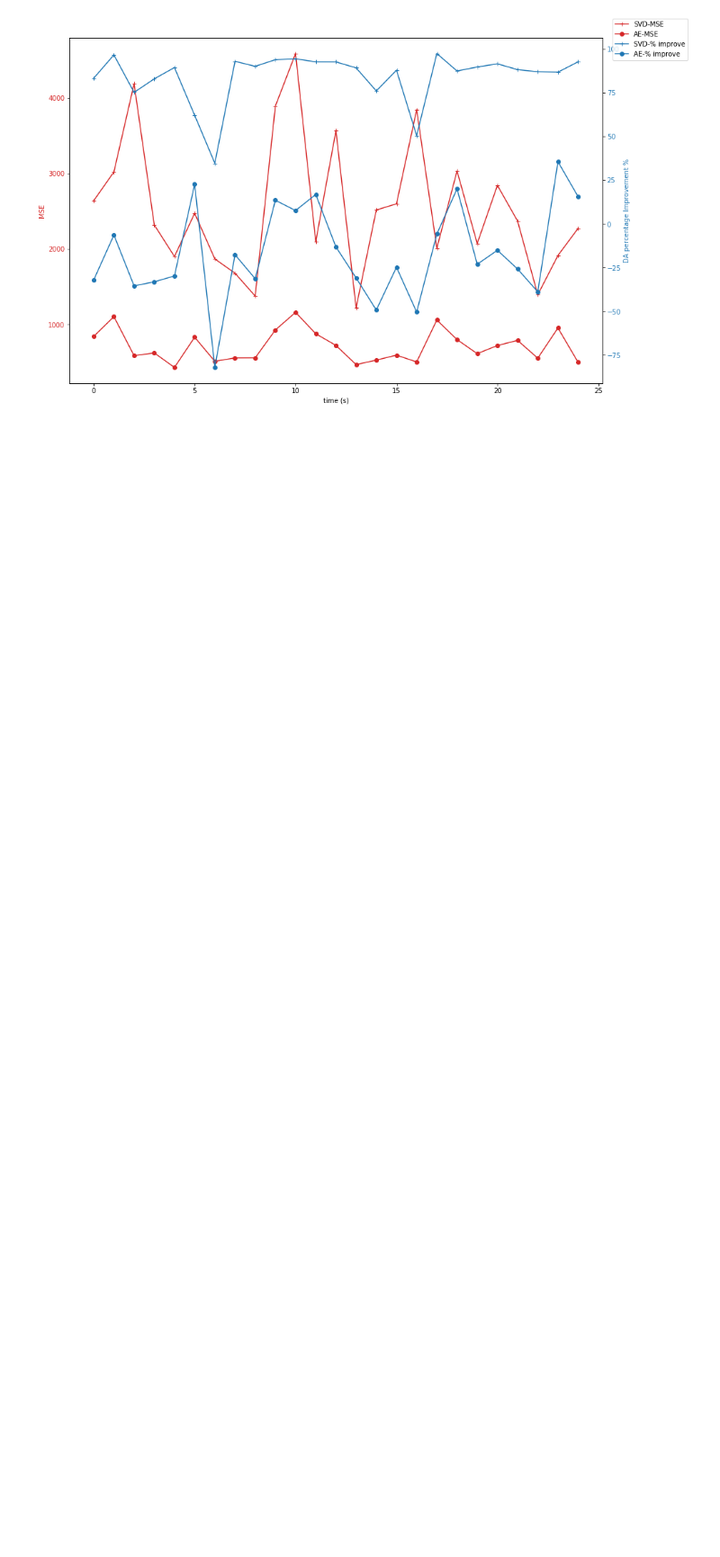
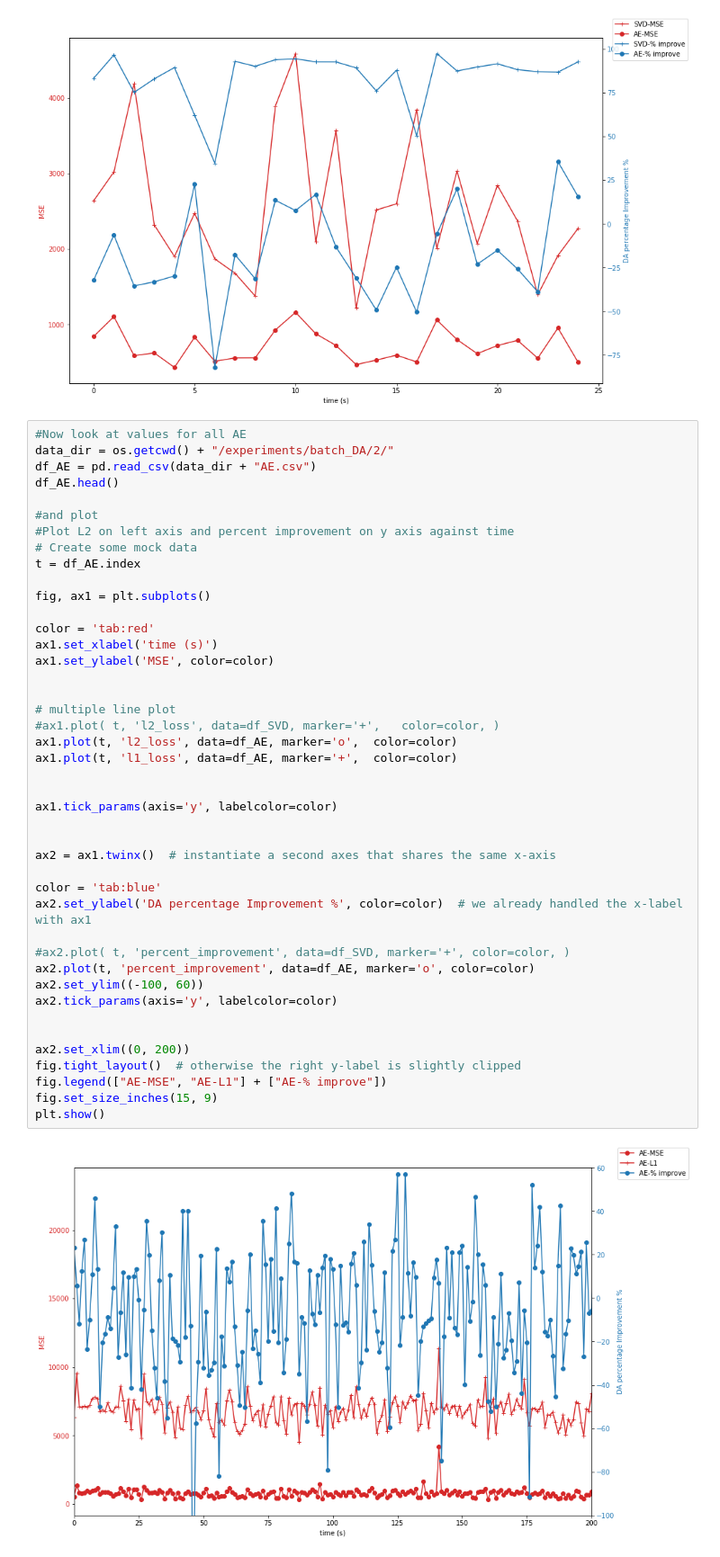
Before and after one commit to julianmack/Data_Assimilation, a Jupyter notebook: notebooks/plot_w_time.ipynb, the cells around one changed output. Shown: that part at 90% size. Drawn from its saved outputs; the diff is of its cells as text; blank space fills up the shorter version.

```diff
--- a/notebooks/plot_w_time.ipynb
+++ b/notebooks/plot_w_time.ipynb
@@ -60,3 +60,48 @@ fig.set_size_inches(15, 9)
 plt.show()
 # %% [output]
 [figure]
+# %%
+#Now look at values for all AE
+data_dir = os.getcwd() + "/experiments/batch_DA/2/"
+df_AE = pd.read_csv(data_dir + "AE.csv")
+df_AE.head()
+
+#and plot
+#Plot L2 on left axis and percent improvement on y axis against time
+# Create some mock data
+t = df_AE.index
+
+fig, ax1 = plt.subplots()
+
+color = 'tab:red'
+ax1.set_xlabel('time (s)')
+ax1.set_ylabel('MSE', color=color)
+
+
+# multiple line plot
+#ax1.plot( t, 'l2_loss', data=df_SVD, marker='+',   color=color, )
+ax1.plot(t, 'l2_loss', data=df_AE, marker='o',  color=color)
+ax1.plot(t, 'l1_loss', data=df_AE, marker='+',  color=color)
+
+
+ax1.tick_params(axis='y', labelcolor=color)
+
+
+ax2 = ax1.twinx()  # instantiate a second axes that shares the same x-axis
+
+color = 'tab:blue'
+ax2.set_ylabel('DA percentage Improvement %', color=color)  # we already handled the x-label with ax1
+
+#ax2.plot( t, 'percent_improvement', data=df_SVD, marker='+', color=color, )
+ax2.plot(t, 'percent_improvement', data=df_AE, marker='o', color=color)
+ax2.set_ylim((-100, 60))
+ax2.tick_params(axis='y', labelcolor=color)
+
+
+ax2.set_xlim((0, 200))
+fig.tight_layout()  # otherwise the right y-label is slightly clipped
+fig.legend(["AE-MSE", "AE-L1"] + ["AE-% improve"])
+fig.set_size_inches(15, 9)
+plt.show()
+# %% [output]
+[figure, added]
```
Also changed, not shown: parts of 5 cells of this notebook, 1 other file.
